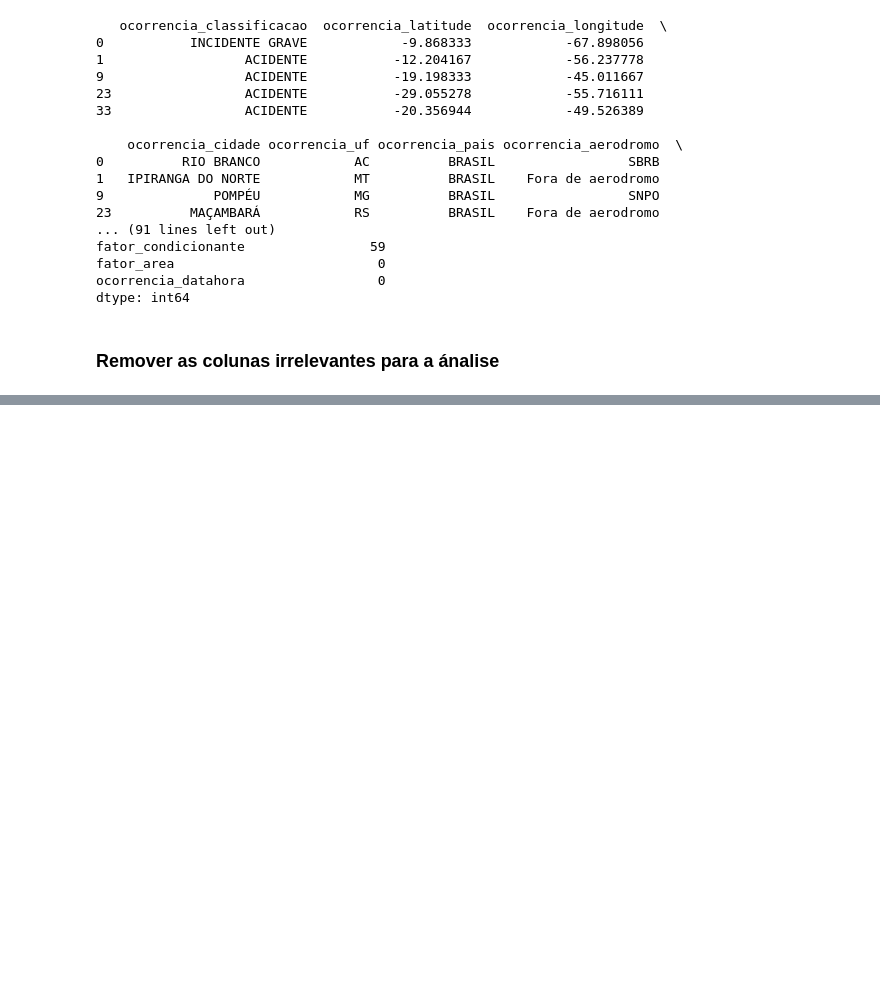
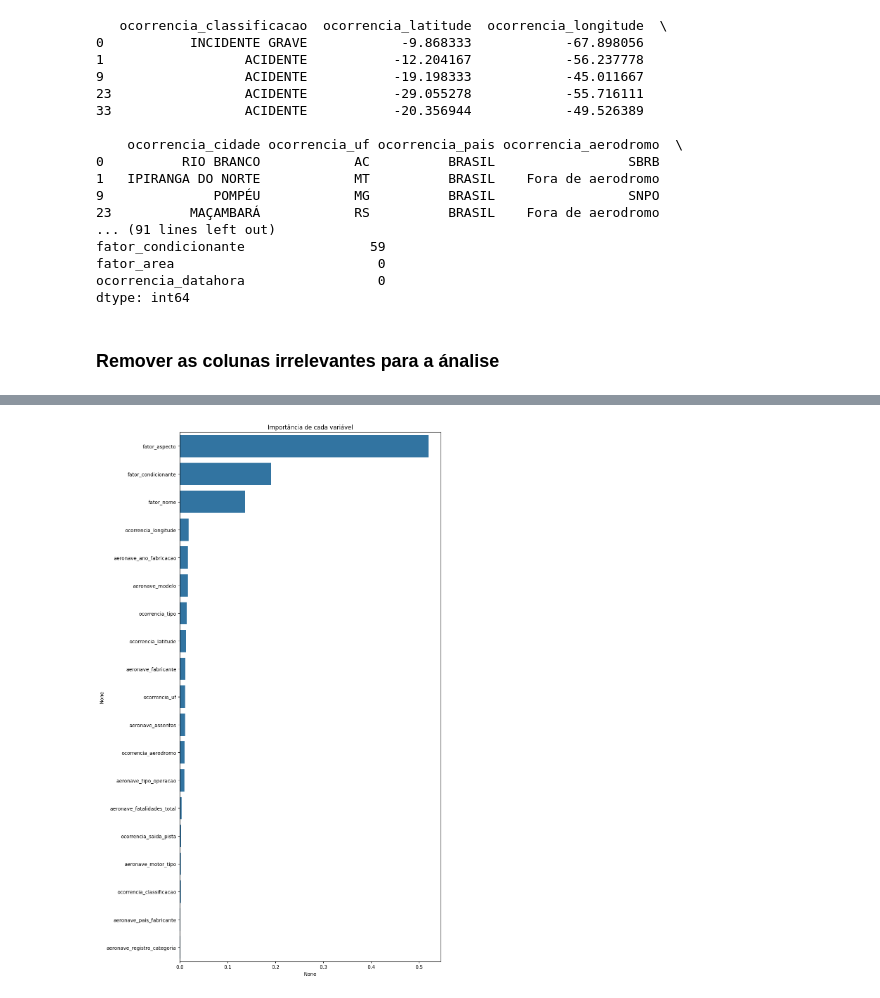
Before and after one commit to Marcux777/Ci-ncia-de-Dados, a Jupyter notebook: VI Desafio de Ciência de dados/Ciencia_de_Dados_Trabalho.ipynb, the cells around one changed output, grey strips where cells are left out. Drawn from its saved outputs; the diff is of its cells as text; code cells hidden in the pictures; blank space fills up the shorter version.

```diff
--- a/VI Desafio de Ciência de dados/Ciencia_de_Dados_Trabalho.ipynb
+++ b/VI Desafio de Ciência de dados/Ciencia_de_Dados_Trabalho.ipynb
@@ -317,0 +1095,11 @@ print(df.shape)
+# %%
+# Exibindo a importancia de cada variavel no modelo preditivo
+plt.rcParams["figure.figsize"] = [10.00, 16.00]
+plt.rcParams["figure.autolayout"] = True
+
+importances = pd.Series(data=clf.feature_importances_, index=PREDITORES.columns)
+importances = importances.sort_values(ascending = False)
+sns.barplot(x=importances, y=importances.index, orient='h').set_title('Importância de cada variável')
+plt.show()
+# %% [output]
+[figure, added]
```
Also changed, not shown: parts of 78 cells of this notebook, 3 other files.
